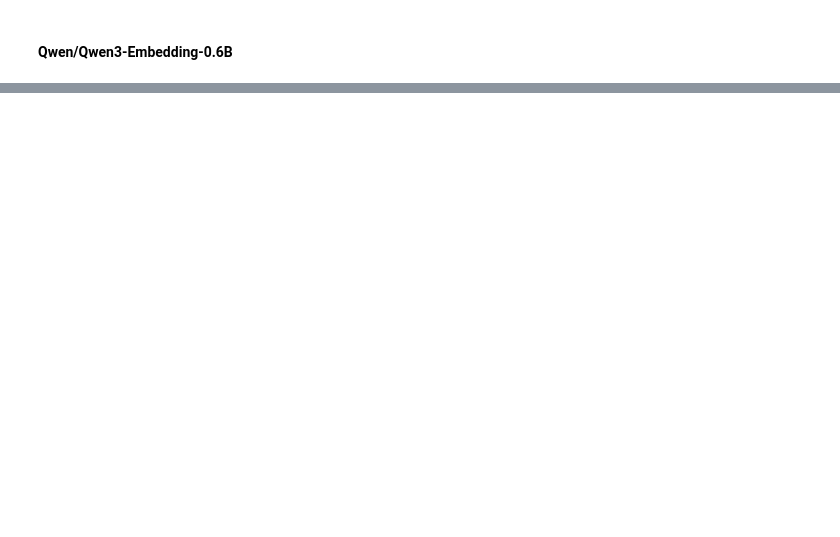
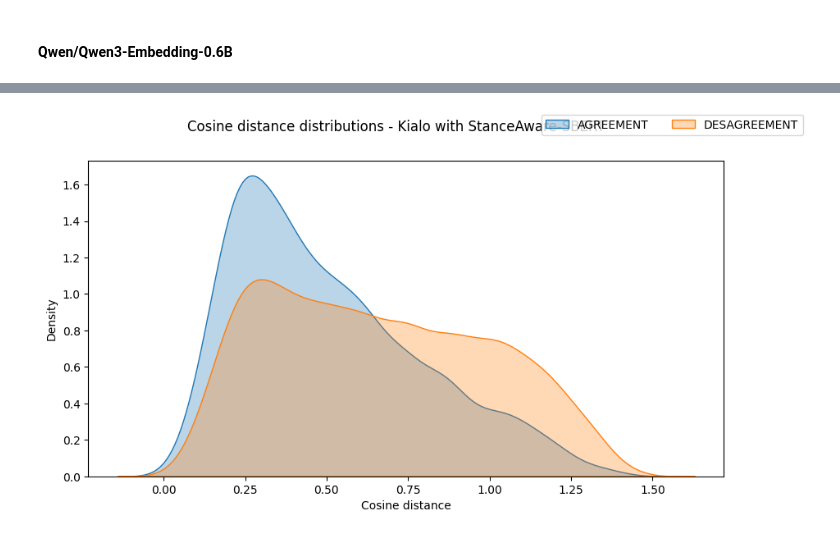
Before and after one commit to medialab/parlement_nlp, a Jupyter notebook: analyse/exploration.ipynb, the cells around one changed output, grey strips where cells are left out. Cells and saved outputs as stored; diff of their text form; code cells hidden in the pictures; blank space fills up the shorter version.

```diff
--- a/analyse/exploration.ipynb
+++ b/analyse/exploration.ipynb
@@ -836,0 +689,42 @@ plt.show()
+# %%
+def compute_stats_kialo(dir="embed_stanceaware"):
+    kialo = pd.read_csv(join(dir, "kialo.csv"), converters={"embedding_sentence_i": literal_eval, "embedding_sentence_j": literal_eval})
+
+    stats = {
+        "all": {
+            "ALL": np.array([]),
+            "AGREEMENT": np.array([]),
+            "DESAGREEMENT": np.array([])
+        }
+    }
+
+    kialo["cosine_distance"] = paired_cosine_distances(kialo["embedding_sentence_i"].tolist(), kialo["embedding_sentence_j"].tolist())
+
+    stats["all"]["ALL"] = np.append(stats["all"]["ALL"], kialo["cosine_distance"])
+    stats["all"]["AGREEMENT"] = np.append(stats["all"]["AGREEMENT"], kialo[kialo["stance"] == "Pro"]["cosine_distance"])
+    stats["all"]["DESAGREEMENT"] = np.append(stats["all"]["AGREEMENT"], kialo[kialo["stance"] == "Con"]["cosine_distance"])
+
+    return stats
+# %%
+x_stats = compute_stats_kialo("./embed_stanceaware")
+# %%
+labels = ["AGREEMENT", "DESAGREEMENT"]
+
+fig, axes = plt.subplots(1, 1, figsize=(10, 5), sharey=True)
+
+for lbl in labels:
+    vals = x_stats["all"].get(lbl, np.array([]))
+    if vals.size:
+        sns.kdeplot(vals, ax=axes, label=lbl, fill=True, alpha=0.3)
+
+axes.set_xlabel("Cosine distance")
+axes.set_ylabel("Density")
+
+handles, legend_labels = axes.get_legend_handles_labels()
+fig.legend(handles, legend_labels, loc="upper right", ncol=3)
+
+plt.suptitle("Cosine distance distributions - Kialo with StanceAware-SBERT")
+
+plt.show()
+# %% [output]
+[figure, added]
```
Also changed, not shown: parts of 35 cells of this notebook.
